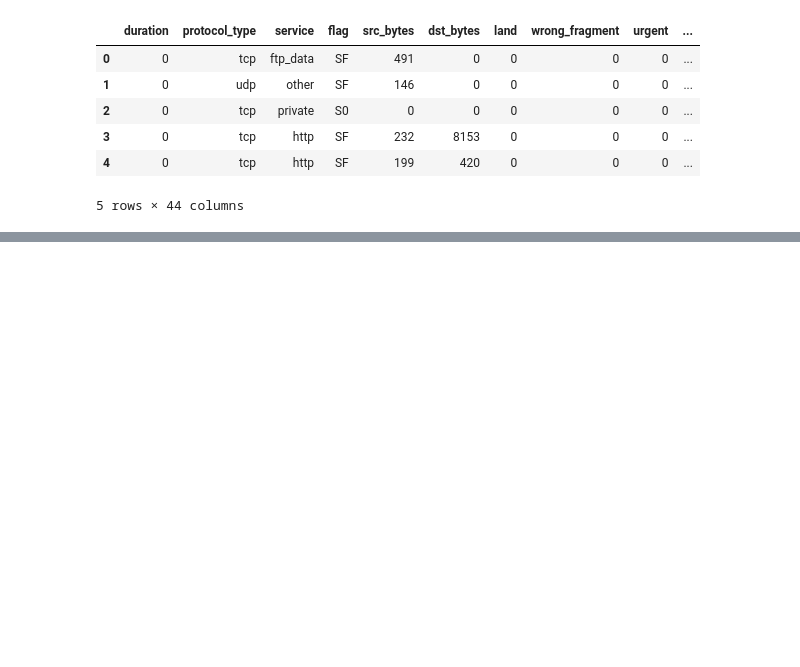
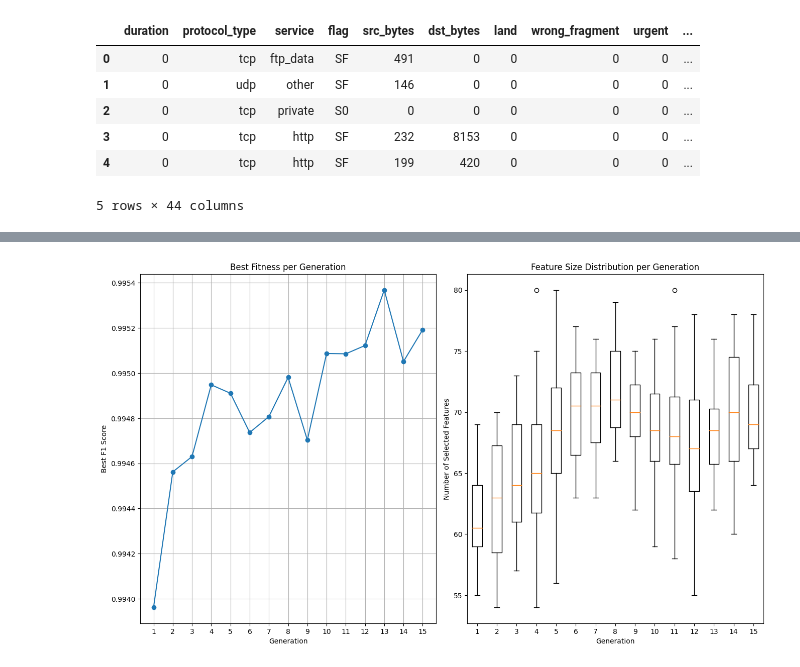
Before and after one commit to shubhamhgnis91/nsl-kdd-ga, a Jupyter notebook: anomaly_detection_nsl_kdd.ipynb, the cells around one changed output, grey strips where cells are left out. Cells and saved outputs as stored; diff of their text form; code cells hidden in the pictures; blank space fills up the shorter version.

Commit message:
added adaptive rate for mutation and some plots for visualization

```diff
--- a/anomaly_detection_nsl_kdd.ipynb
+++ b/anomaly_detection_nsl_kdd.ipynb
@@ -55,7 +55,7 @@ from random import randint, random, sample
 
 # parameters for the genetic algorithm
 populationSize = 20
-numGenerations = 50
+numGenerations = 15
 crossoverRate = 0.8
 mutationRate = 0.1
 useElitism = True
@@ -134,6 +153,14 @@ for generation in range(numGenerations):
 
     fitness = np.array(fitness)
 
+    # track best fitness
+    best_fitness = np.max(fitness)
+    best_fitness_history.append(best_fitness)
+
+    # track feature size distribution
+    feature_sizes = np.sum(population, axis=1)
+    feature_size_history.append(feature_sizes)
+
     # elitism: keep the best individual
     if useElitism:
         best_index = np.argmax(fitness)
@@ -143,16 +170,12 @@ for generation in range(numGenerations):
     # generate new population
     new_population = []
     while len(new_population) < populationSize:
-
-        # parent selection
         parent1, parent2 = selectParents(population, fitness)
-
-        # crossover
         child1, child2 = crossover(parent1, parent2)
 
-        # mutation
-        child1 = mutate(child1)
-        child2 = mutate(child2)
+        # pass generation information to mutation
+        child1 = mutate(child1, generation, numGenerations)
+        child2 = mutate(child2, generation, numGenerations)
 
         new_population.extend([child1, child2])
 
@@ -181 +215,32 @@ Generation 4, Best F1 score: 0.9946264882520284
+# %%
+import matplotlib.pyplot as plt
+
+# visualization plots
+plt.figure(figsize=(20, 15))
+
+
+# generation vs best fitness (f1-score) plot
+
+plt.subplot(2, 3, 1)
+plt.plot(range(1, numGenerations + 1), best_fitness_history, marker='o')
+plt.title('Best Fitness per Generation')
+plt.xlabel('Generation')
+plt.ylabel('Best F1 Score')
+plt.xticks(range(1, numGenerations + 1))
+plt.grid(True)
+
+
+# feature size distribution boxplot
+plt.subplot(2, 3, 2)
+feature_size_matrix = np.array(feature_size_history)
+plt.boxplot(feature_size_matrix.T)
+plt.title('Feature Size Distribution per Generation')
+plt.xlabel('Generation')
+plt.ylabel('Number of Selected Features')
+plt.xticks(range(1, numGenerations + 1))
+
+plt.tight_layout()
+plt.show()
+# %% [output]
+[figure, added]
 # %%
```
Also changed, not shown: parts of 4 cells of this notebook.
